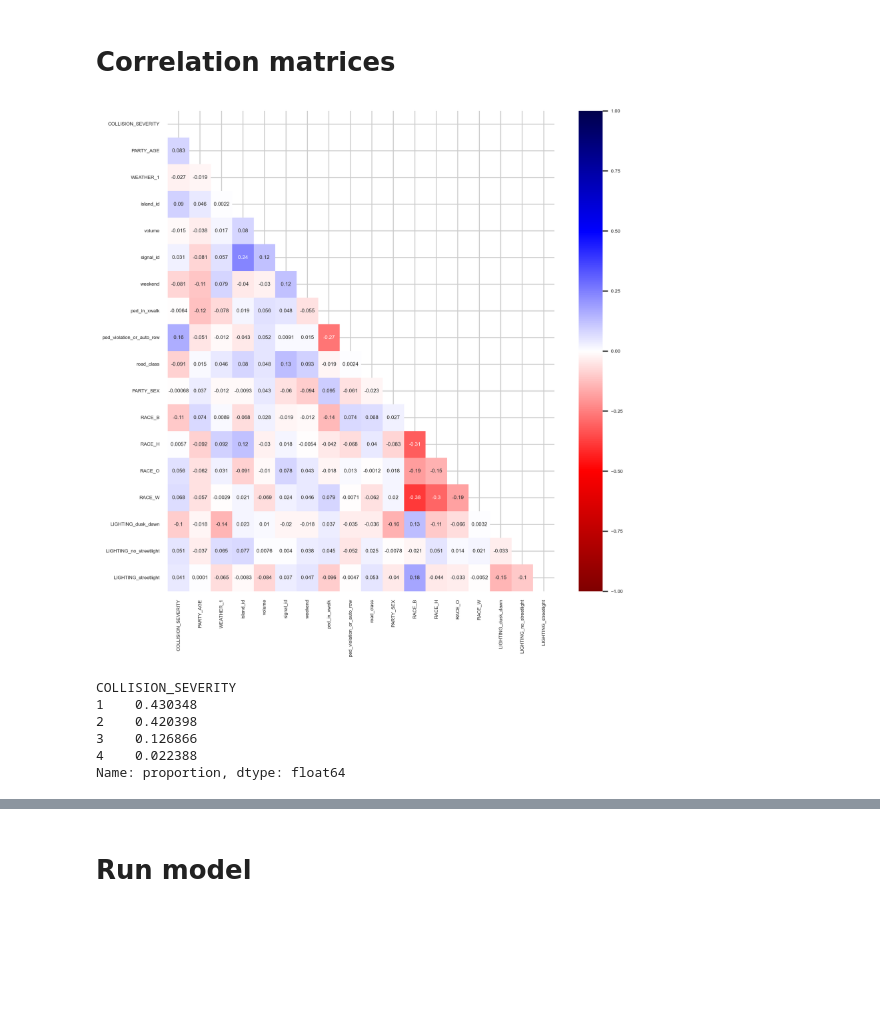
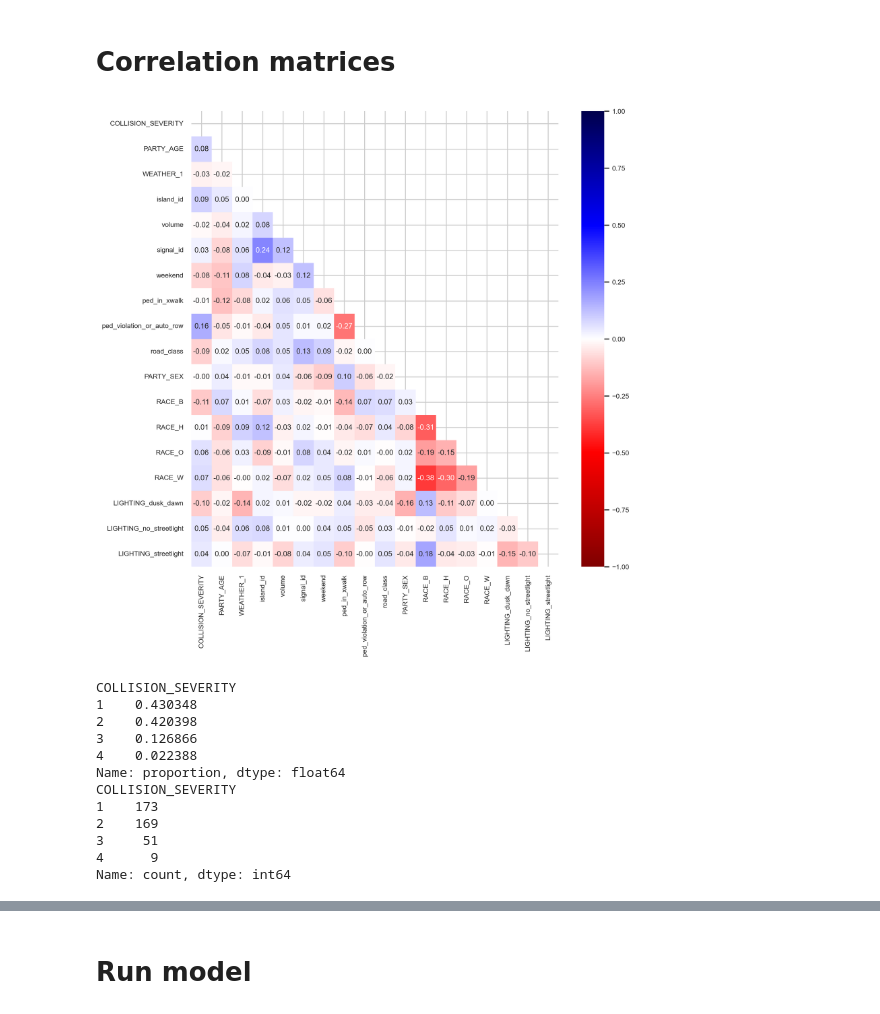
Before and after one commit to AnwarBaroudi/traffic_islands_study, a Jupyter notebook: crash_severity_model_2april.ipynb, the cells around one changed output, grey strips where cells are left out. Drawn from its saved outputs; the diff is of its cells as text; code cells hidden in the pictures; blank space fills up the shorter version.

```diff
--- a/crash_severity_model_2april.ipynb
+++ b/crash_severity_model_2april.ipynb
@@ -531,14 +540,15 @@ dtype: object
 # %%
 #Create heatmap of correlations among the variables
 plt.figure(figsize=(10, 10), dpi=300) # Width, Height in inches
-sns.set(context='notebook', style='whitegrid', font_scale=0.5)
+sns.set(context='notebook', style='whitegrid', font_scale=0.75)
 upper = np.triu(df.corr())  # Here, we are looking at the upper triangle. Optionally, you can just look at the lower triangle.
-sns.heatmap(df.corr(), cmap="seismic_r", annot=True, vmin=-1, vmax=1, mask=upper);
+sns.heatmap(df.corr(), cmap="seismic_r", annot=True, vmin=-1, vmax=1, mask=upper, fmt=".2f");
 plt.savefig('heatmap.png')
 # %% [output]
-[figure, old version]
+[figure, new version]
 # %%
-df['COLLISION_SEVERITY'].value_counts(normalize = True, dropna = False)
+print(df['COLLISION_SEVERITY'].value_counts(normalize = True, dropna = False))
+print(df['COLLISION_SEVERITY'].value_counts(normalize = False, dropna = False))
 # %% [output]
 COLLISION_SEVERITY
 1    0.430348
@@ -546,4 +556,10 @@ COLLISION_SEVERITY
 3    0.126866
 4    0.022388
 Name: proportion, dtype: float64
+COLLISION_SEVERITY
+1    173
+2    169
+3     51
+4      9
+Name: count, dtype: int64
 # %%
```
Also changed, not shown: parts of 8 cells of this notebook, 1 other file.
